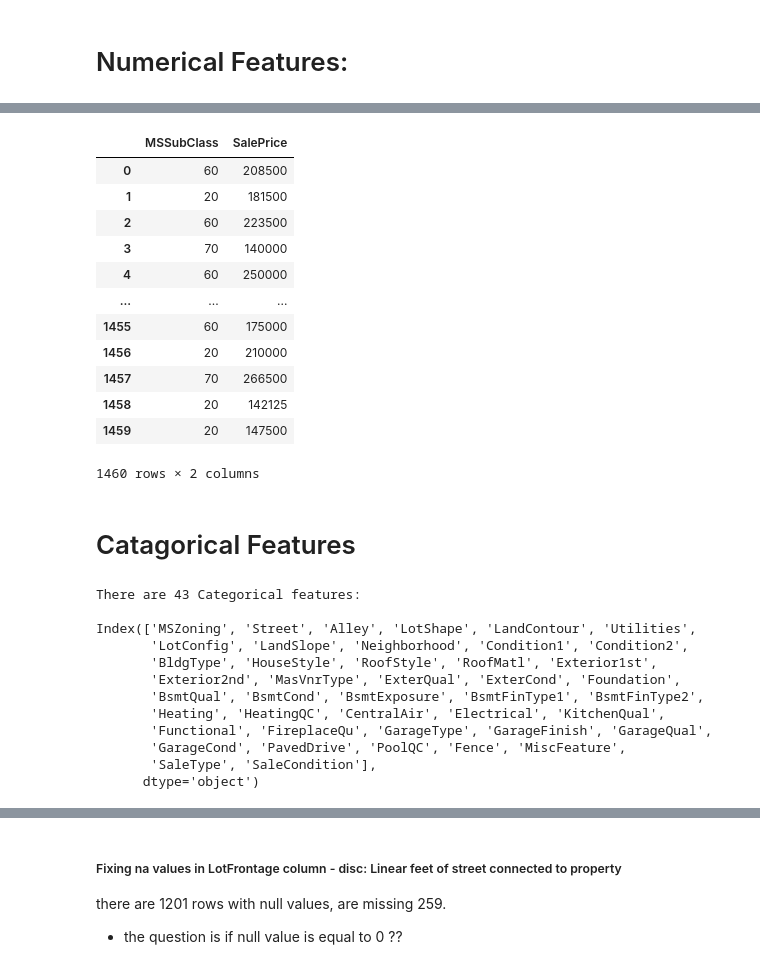
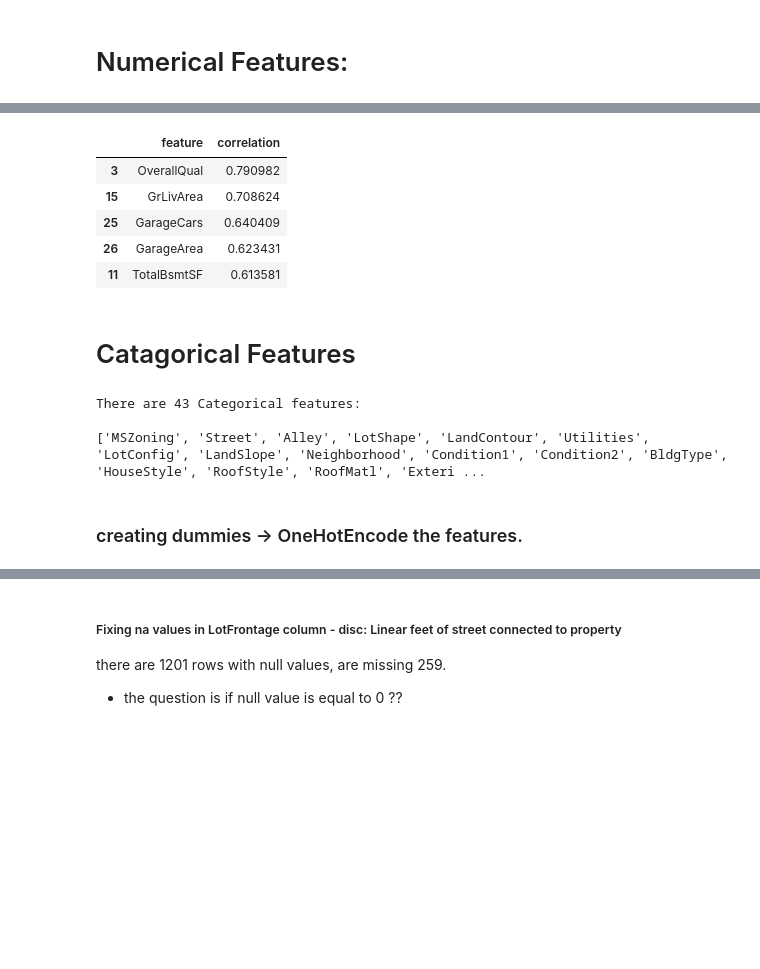
Before and after one commit to DorGetter/kaggle_competition_house_pricing, a Jupyter notebook: eda.ipynb, the cells around one changed output, grey strips where cells are left out. Cells and saved outputs as stored; diff of their text form; code cells hidden in the pictures; blank space fills up the shorter version.

```diff
--- a/eda.ipynb
+++ b/eda.ipynb
@@ -150,36 +149,27 @@ There are 37 Numerical features:
-# %%
-import seaborn as sns
-temo = data_numerical[['MSSubClass', "SalePrice"]]
-temo
-# %% [output]
-|  | MSSubClass | SalePrice |
-| 0 | 60 | 208500 |
-| 1 | 20 | 181500 |
-| 2 | 60 | 223500 |
-| 3 | 70 | 140000 |
-| 4 | 60 | 250000 |
-| ... | ... | ... |
-| 1455 | 60 | 175000 |
-| 1456 | 20 | 210000 |
-| 1457 | 70 | 266500 |
-| 1458 | 20 | 142125 |
-| 1459 | 20 | 147500 |
-1460 rows × 2 columns
+# %%
+features_num = data_numerical.columns.tolist()
+fea_cor = []
+for feature in features_num:
+    fea_cor.append(data[feature].corr(data['SalePrice']))
+cor_num_df = pd.DataFrame(columns=['feature', 'correlation'])
+cor_num_df['feature'] =features_num
+cor_num_df['correlation'] =fea_cor
+cor_num_df.sort_values('correlation', ascending=False)[1:].head(5)
+# %% [output]
+|  | feature | correlation |
+| 3 | OverallQual | 0.790982 |
+| 15 | GrLivArea | 0.708624 |
+| 25 | GarageCars | 0.640409 |
+| 26 | GarageArea | 0.623431 |
+| 11 | TotalBsmtSF | 0.613581 |
 # %% [markdown]
 # Catagorical Features
 # %%
 print("There are {} Categorical features:\n".format(len(data.select_dtypes(exclude='number').columns)))
-print(data.select_dtypes(exclude='number').columns)
+print(data.select_dtypes(exclude='number').columns.tolist())
 # %% [output]
 There are 43 Categorical features:
 
-Index(['MSZoning', 'Street', 'Alley', 'LotShape', 'LandContour', 'Utilities',
-       'LotConfig', 'LandSlope', 'Neighborhood', 'Condition1', 'Condition2',
-       'BldgType', 'HouseStyle', 'RoofStyle', 'RoofMatl', 'Exterior1st',
-       'Exterior2nd', 'MasVnrType', 'ExterQual', 'ExterCond', 'Foundation',
-       'BsmtQual', 'BsmtCond', 'BsmtExposure', 'BsmtFinType1', 'BsmtFinType2',
-       'Heating', 'HeatingQC', 'CentralAir', 'Electrical', 'KitchenQual',
-       'Functional', 'FireplaceQu', 'GarageType', 'GarageFinish', 'GarageQual',
-       'GarageCond', 'PavedDrive', 'PoolQC', 'Fence', 'MiscFeature',
-       'SaleType', 'SaleCondition'],
-      dtype='object')
+['MSZoning', 'Street', 'Alley', 'LotShape', 'LandContour', 'Utilities', 'LotConfig', 'LandSlope', 'Neighborhood', 'Condition1', 'Condition2', 'BldgType', 'HouseStyle', 'RoofStyle', 'RoofMatl', 'Exteri ...
+# %% [markdown]
+### creating dummies -> OneHotEncode the features.
```
Also changed, not shown: parts of 15 cells of this notebook, 1 other file.
